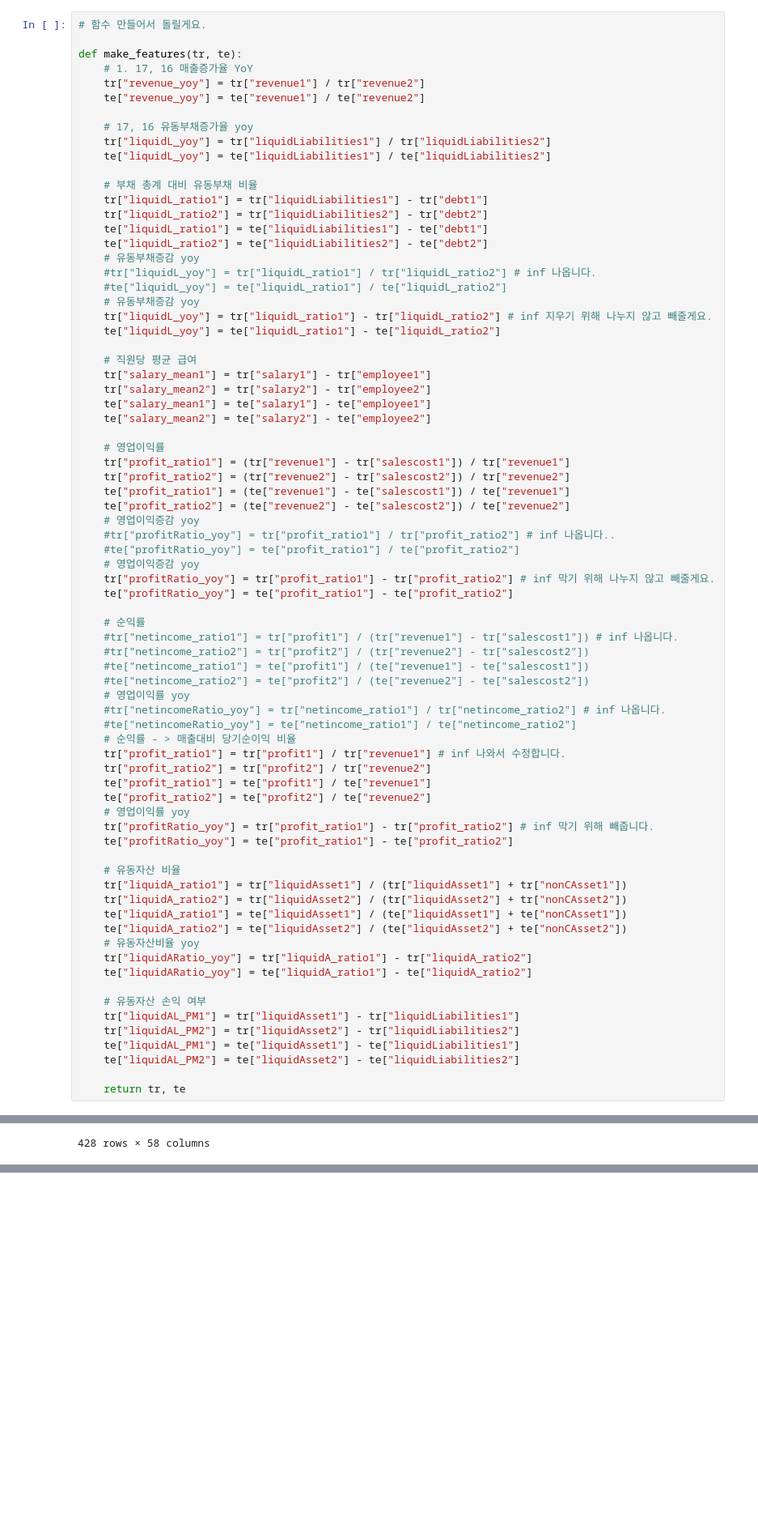
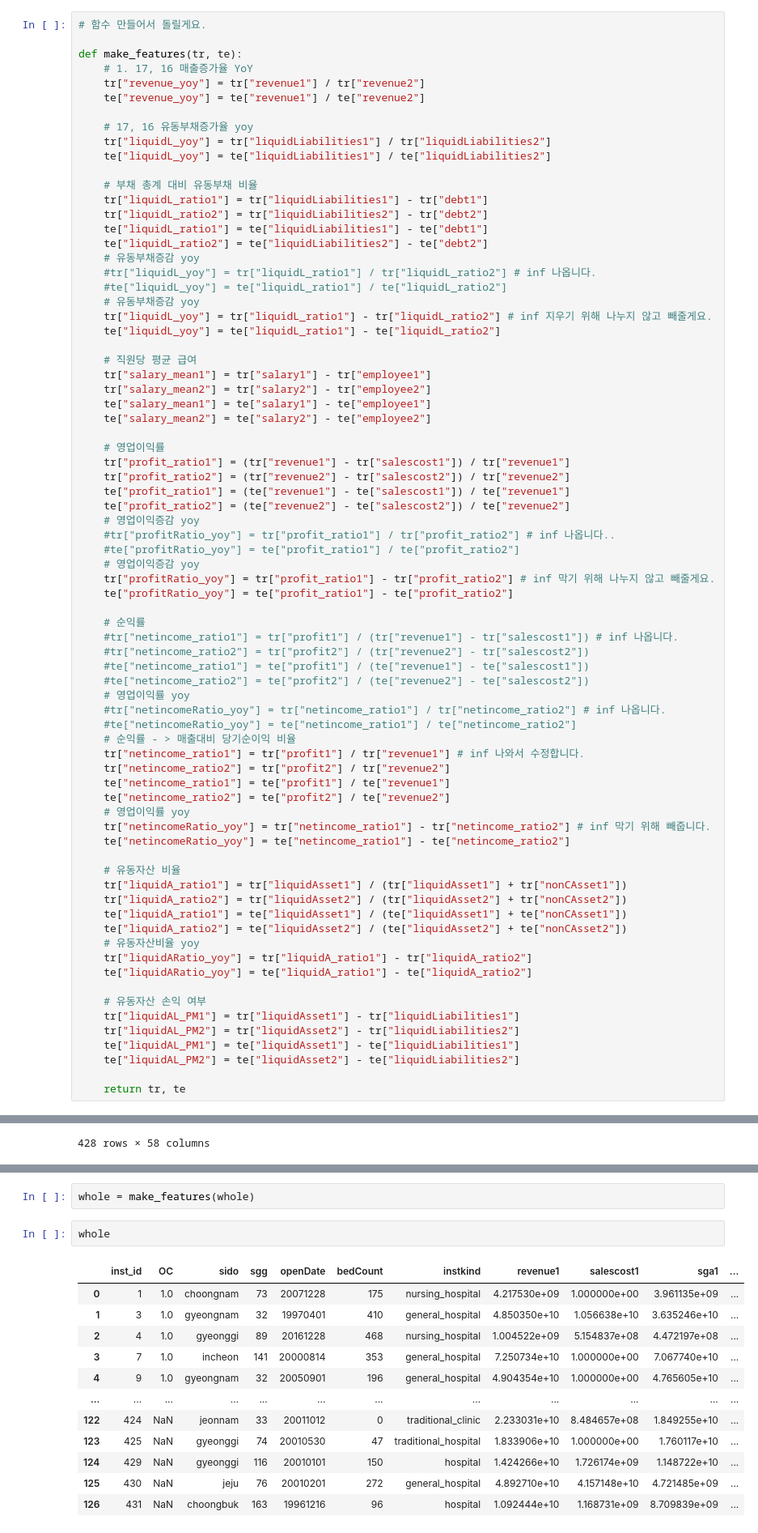
Before and after one commit to thinpig99/Comp_HospitalClose, a Jupyter notebook: Dacon_HospitalOpenClose_Classification.ipynb, the cells around one changed output, grey strips where cells are left out. Shown at 81% size. Cells and saved outputs as stored; diff of their text form; blank space fills up the shorter version.

```diff
--- a/Dacon_HospitalOpenClose_Classification.ipynb
+++ b/Dacon_HospitalOpenClose_Classification.ipynb
@@ -1488,13 +1488,13 @@ def make_features(tr, te):
     #tr["netincomeRatio_yoy"] = tr["netincome_ratio1"] / tr["netincome_ratio2"] # inf 나옵니다.
     #te["netincomeRatio_yoy"] = te["netincome_ratio1"] / te["netincome_ratio2"]
     # 순익률 - > 매출대비 당기순이익 비율
-    tr["profit_ratio1"] = tr["profit1"] / tr["revenue1"] # inf 나와서 수정합니다.
-    tr["profit_ratio2"] = tr["profit2"] / tr["revenue2"]
-    te["profit_ratio1"] = te["profit1"] / te["revenue1"]
-    te["profit_ratio2"] = te["profit2"] / te["revenue2"]
+    tr["netincome_ratio1"] = tr["profit1"] / tr["revenue1"] # inf 나와서 수정합니다.
+    tr["netincome_ratio2"] = tr["profit2"] / tr["revenue2"]
+    te["netincome_ratio1"] = te["profit1"] / te["revenue1"]
+    te["netincome_ratio2"] = te["profit2"] / te["revenue2"]
     # 영업이익률 yoy
-    tr["profitRatio_yoy"] = tr["profit_ratio1"] - tr["profit_ratio2"] # inf 막기 위해 빼줍니다.
-    te["profitRatio_yoy"] = te["profit_ratio1"] - te["profit_ratio2"]
+    tr["netincomeRatio_yoy"] = tr["netincome_ratio1"] - tr["netincome_ratio2"] # inf 막기 위해 빼줍니다.
+    te["netincomeRatio_yoy"] = te["netincome_ratio1"] - te["netincome_ratio2"]
 
     # 유동자산 비율
     tr["liquidA_ratio1"] = tr["liquidAsset1"] / (tr["liquidAsset1"] + tr["nonCAsset1"])
@@ -1688,0 +1752,17 @@ for i in range(len(columns)):
+# %%
+whole = make_features(whole)
+# %%
+whole
+# %% [output]
+|  | inst_id | OC | sido | sgg | openDate | bedCount | instkind | revenue1 | salescost1 | sga1 | ... |
+| 0 | 1 | 1.0 | choongnam | 73 | 20071228 | 175 | nursing_hospital | 4.217530e+09 | 1.000000e+00 | 3.961135e+09 | ... |
+| 1 | 3 | 1.0 | gyeongnam | 32 | 19970401 | 410 | general_hospital | 4.850350e+10 | 1.056638e+10 | 3.635246e+10 | ... |
+| 2 | 4 | 1.0 | gyeonggi | 89 | 20161228 | 468 | nursing_hospital | 1.004522e+09 | 5.154837e+08 | 4.472197e+08 | ... |
+| 3 | 7 | 1.0 | incheon | 141 | 20000814 | 353 | general_hospital | 7.250734e+10 | 1.000000e+00 | 7.067740e+10 | ... |
+| 4 | 9 | 1.0 | gyeongnam | 32 | 20050901 | 196 | general_hospital | 4.904354e+10 | 1.000000e+00 | 4.765605e+10 | ... |
+| ... | ... | ... | ... | ... | ... | ... | ... | ... | ... | ... | ... |
+| 122 | 424 | NaN | jeonnam | 33 | 20011012 | 0 | traditional_clinic | 2.233031e+10 | 8.484657e+08 | 1.849255e+10 | ... |
+| 123 | 425 | NaN | gyeonggi | 74 | 20010530 | 47 | traditional_hospital | 1.833906e+10 | 1.000000e+00 | 1.760117e+10 | ... |
+| 124 | 429 | NaN | gyeonggi | 116 | 20010101 | 150 | hospital | 1.424266e+10 | 1.726174e+09 | 1.148722e+10 | ... |
+| 125 | 430 | NaN | jeju | 76 | 20010201 | 272 | general_hospital | 4.892710e+10 | 4.157148e+10 | 4.721485e+09 | ... |
+| 126 | 431 | NaN | choongbuk | 163 | 19961216 | 96 | hospital | 1.092444e+10 | 1.168731e+09 | 8.709839e+09 | ... |
```
Also changed, not shown: parts of 20 cells of this notebook.
